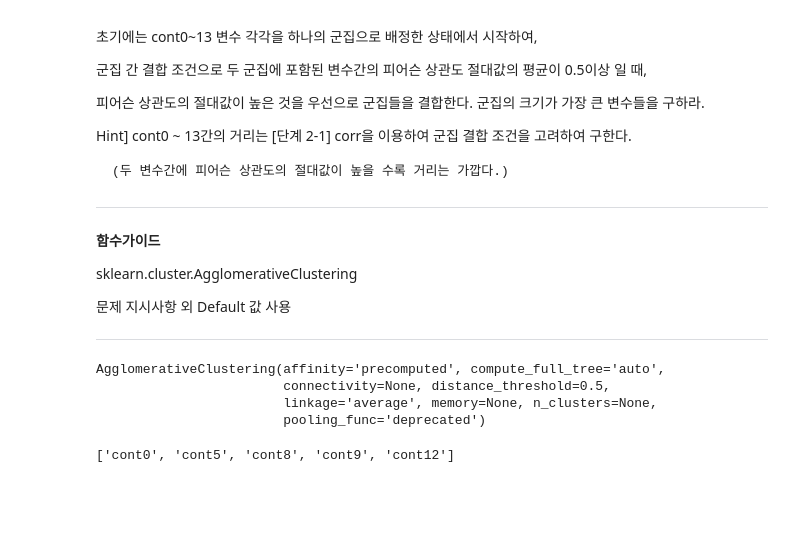
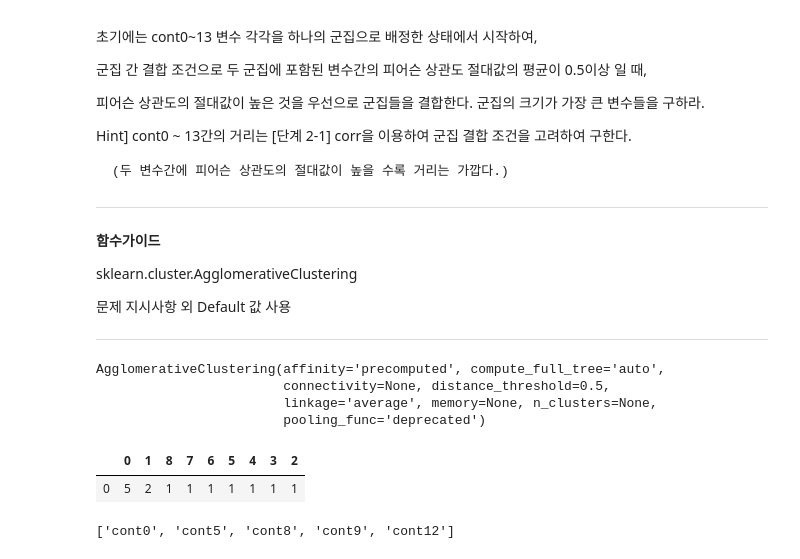
Before and after one commit to sunkusun9/DS_Lv3_2405, a Jupyter notebook: sec_ds_lv3_prob2_prob.ipynb, the cells around one changed output. Cells and saved outputs as stored; diff of their text form; code cells hidden in the pictures; blank space fills up the shorter version.

```diff
--- a/sec_ds_lv3_prob2_prob.ipynb
+++ b/sec_ds_lv3_prob2_prob.ipynb
@@ -553,22 +697,35 @@ sklearn.cluster.AgglomerativeClustering
 문제 지시사항 외 Default 값 사용
 
 ---
-# %%
-df_dist = 1 - df_corr.abs()
-# 피어슨 상관도 절대값의 평균이 0.5 이상- > 거리의 평균가 0.5 이하인 군집들만 결합
-from sklearn.cluster import AgglomerativeClustering
-clu_agg = AgglomerativeClustering(
-    n_clusters = None,
-    affinity = 'precomputed',
-    linkage = 'average',
-    distance_threshold = 0.5
-)
-clu_agg.fit(df_dist)
-# %% [output]
-AgglomerativeClustering(affinity='precomputed', compute_full_tree='auto',
-                        connectivity=None, distance_threshold=0.5,
-                        linkage='average', memory=None, n_clusters=None,
-                        pooling_func='deprecated')
+# %%
+# 역수를 취하는 접근법은 평균을 구하는 과정에서의 왜곡이 발생하여 성립하지 않습니다.
+# df_dist = 1 / df_corr.abs() - 1
+
+# 상관도를 문제에서 제시한 요건에 맞게 거리로 바꿉니다.
+# -1, 1에 가까울수록 유사 → 거리가 가까움
+# 군집간 거라의 평균을 임계값으로 잡고 있다는 점에서
+# -abs를 취합니다.
+# 자신의 거리는 0이라는 점에서. 1을 더해줍니다.
+# 절대값의 평균 0.5 이상일때 → 거리가 0.5 이하일 때
+df_dist = 1 - df_corr.abs()
+from sklearn.cluster import AgglomerativeClustering
+clu_agg = AgglomerativeClustering(
+    n_clusters = None, # distance_threshold에 의해 결정
+    affinity = 'precomputed', # 거리행렬입력 받도록 설정
+    linkage = 'average', # 피어슨 상관도 절대값의 평균
+    distance_threshold = 0.5 # 0.5이상 일 때→ 이하
+)
+clu_agg.fit(df_dist)
+# %% [output]
+AgglomerativeClustering(affinity='precomputed', compute_full_tree='auto',
+                        connectivity=None, distance_threshold=0.5,
+                        linkage='average', memory=None, n_clusters=None,
+                        pooling_func='deprecated')
+# %%
+pd.Series(clu_agg.labels_).value_counts().to_frame().T
+# %% [output]
+|  | 0 | 1 | 8 | 7 | 6 | 5 | 4 | 3 | 2 |
+| 0 | 5 | 2 | 1 | 1 | 1 | 1 | 1 | 1 | 1 |
 # %%
 X_corr = df_dist.loc[
     clu_agg.labels_ == pd.Series(clu_agg.labels_).value_counts().idxmax()
```
Also changed, not shown: parts of 109 cells of this notebook.
